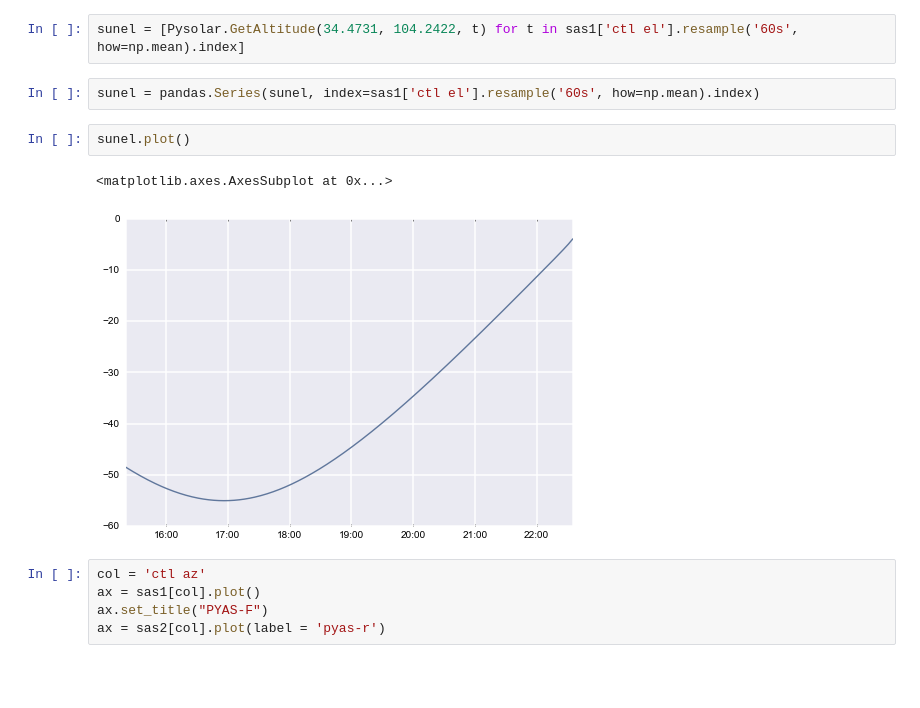
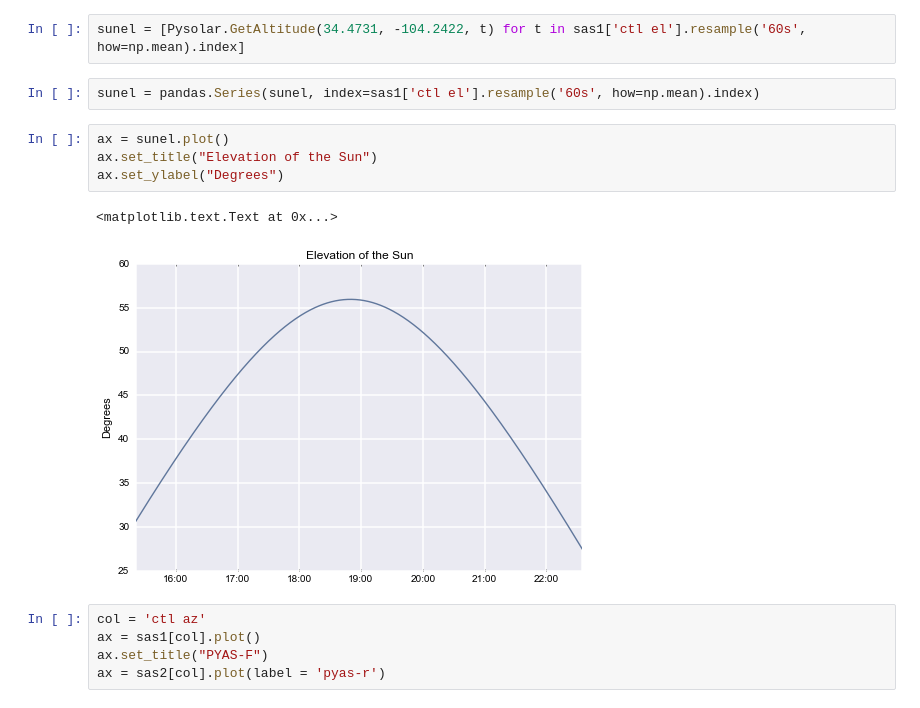
Before and after one commit to HEROES-Balloon/HEROES-Telescope, a Jupyter notebook: heroespy/notebooks/SAS PYAS-rear Analysis.ipynb, the cells around one changed output. Cells and saved outputs as stored; diff of their text form; blank space fills up the shorter version.

```diff
--- a/heroespy/notebooks/SAS PYAS-rear Analysis.ipynb
+++ b/heroespy/notebooks/SAS PYAS-rear Analysis.ipynb
@@ -149,14 +149,16 @@ ax.set_ybound(-0.2, 0.7)
 # %%
 import Pysolar
 # %%
-sunel = [Pysolar.GetAltitude(34.4731, 104.2422, t) for t in sas1['ctl el'].resample('60s', how=np.mean).index]
+sunel = [Pysolar.GetAltitude(34.4731, -104.2422, t) for t in sas1['ctl el'].resample('60s', how=np.mean).index]
 # %%
 sunel = pandas.Series(sunel, index=sas1['ctl el'].resample('60s', how=np.mean).index)
-# %%
-sunel.plot()
-# %% [output]
-<matplotlib.axes.AxesSubplot at 0x...>
-[figure, removed]
+# %%
+ax = sunel.plot()
+ax.set_title("Elevation of the Sun")
+ax.set_ylabel("Degrees")
+# %% [output]
+<matplotlib.text.Text at 0x...>
+[figure, added]
 # %%
 col = 'ctl az'
 ax = sas1[col].plot()
```
Also changed, not shown: 2 other files.
